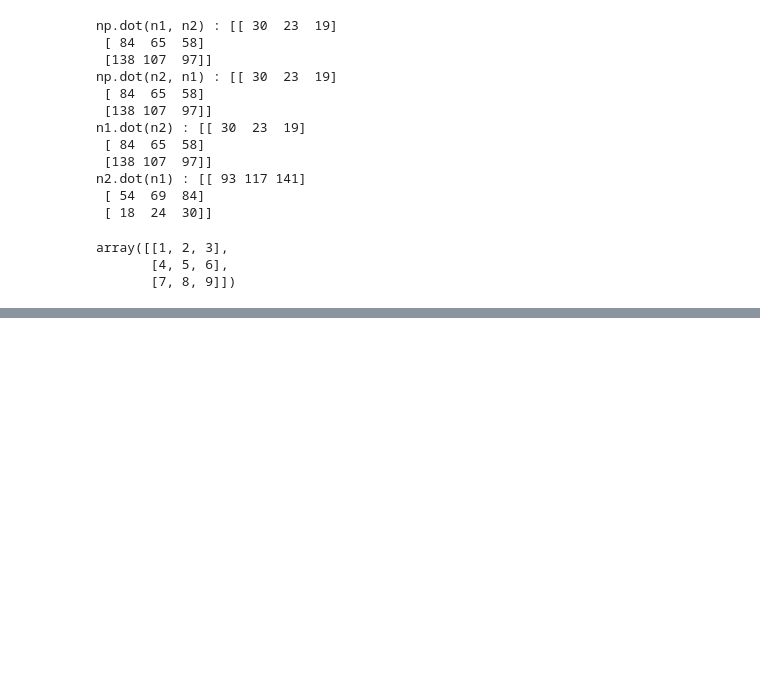
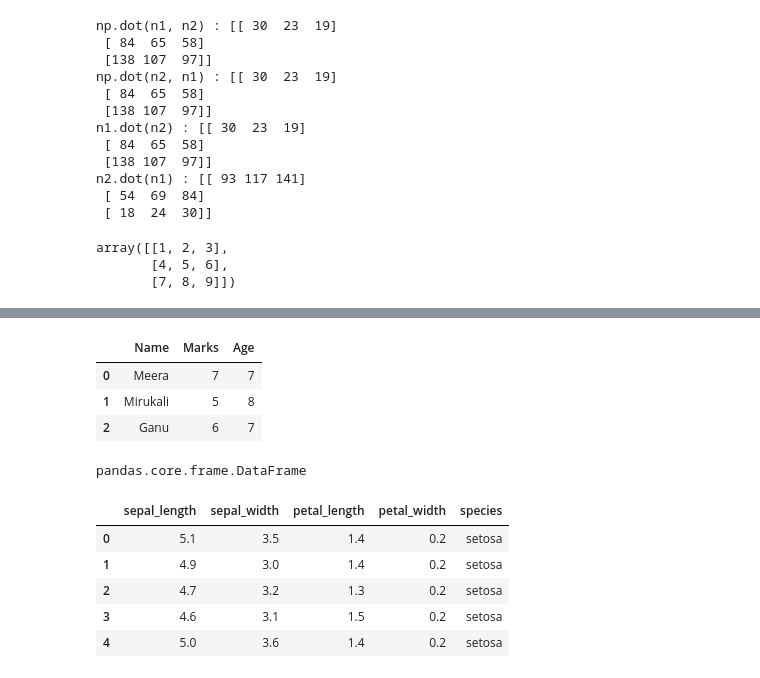
Before and after one commit to vaibhav-arde/Python_for_AI_ML_Data_Science, a Jupyter notebook: python_notebook.ipynb, the cells around one changed output, grey strips where cells are left out. Drawn from its saved outputs; the diff is of its cells as text; code cells hidden in the pictures; blank space fills up the shorter version.

Commit message:
Pandas

```diff
--- a/python_notebook.ipynb
+++ b/python_notebook.ipynb
@@ -1661,0 +1783,22 @@ array([[1, 2, 3],
+# %%
+df = pd.DataFrame({"Name": ["Meera", "Mirukali", "Ganu"], "Marks": [7, 5, 6], "Age": [7, 8, 7]})
+df
+# %% [output]
+|  | Name | Marks | Age |
+| 0 | Meera | 7 | 7 |
+| 1 | Mirukali | 5 | 8 |
+| 2 | Ganu | 6 | 7 |
+# %%
+type(df)
+# %% [output]
+pandas.core.frame.DataFrame
+# %%
+iris = pd.read_csv('iris.csv')
+iris.head()
+# %% [output]
+|  | sepal_length | sepal_width | petal_length | petal_width | species |
+| 0 | 5.1 | 3.5 | 1.4 | 0.2 | setosa |
+| 1 | 4.9 | 3.0 | 1.4 | 0.2 | setosa |
+| 2 | 4.7 | 3.2 | 1.3 | 0.2 | setosa |
+| 3 | 4.6 | 3.1 | 1.5 | 0.2 | setosa |
+| 4 | 5.0 | 3.6 | 1.4 | 0.2 | setosa |
```
Also changed, not shown: parts of 30 cells of this notebook, 1 other file.
